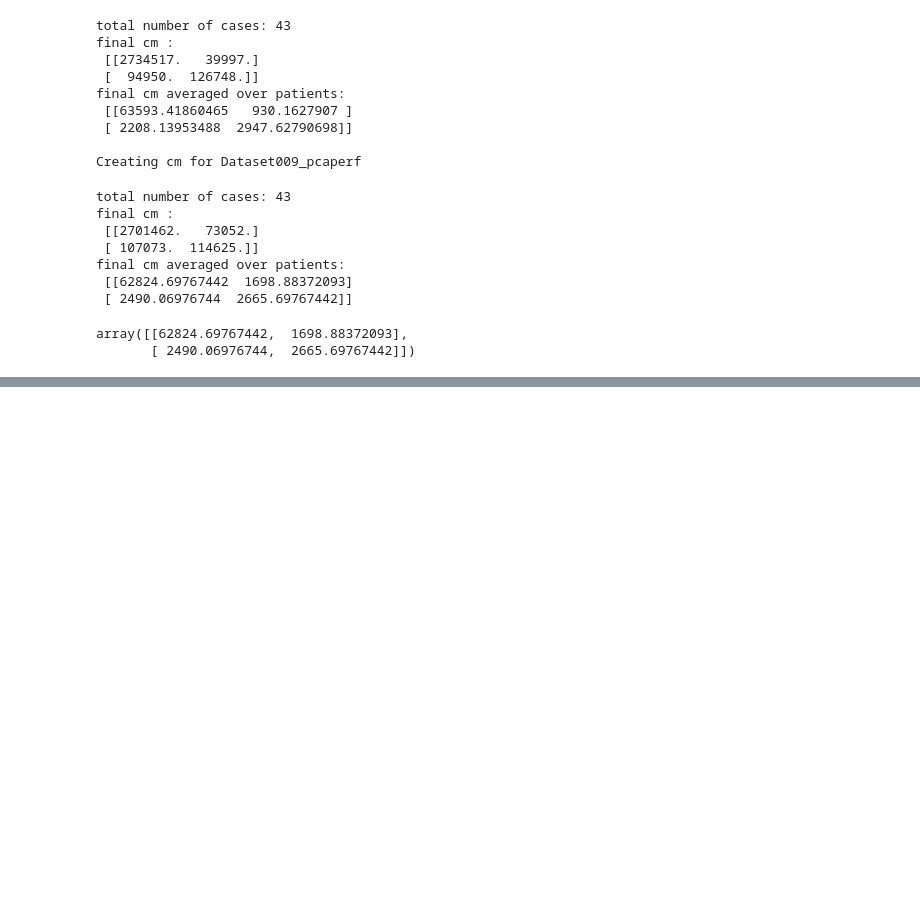
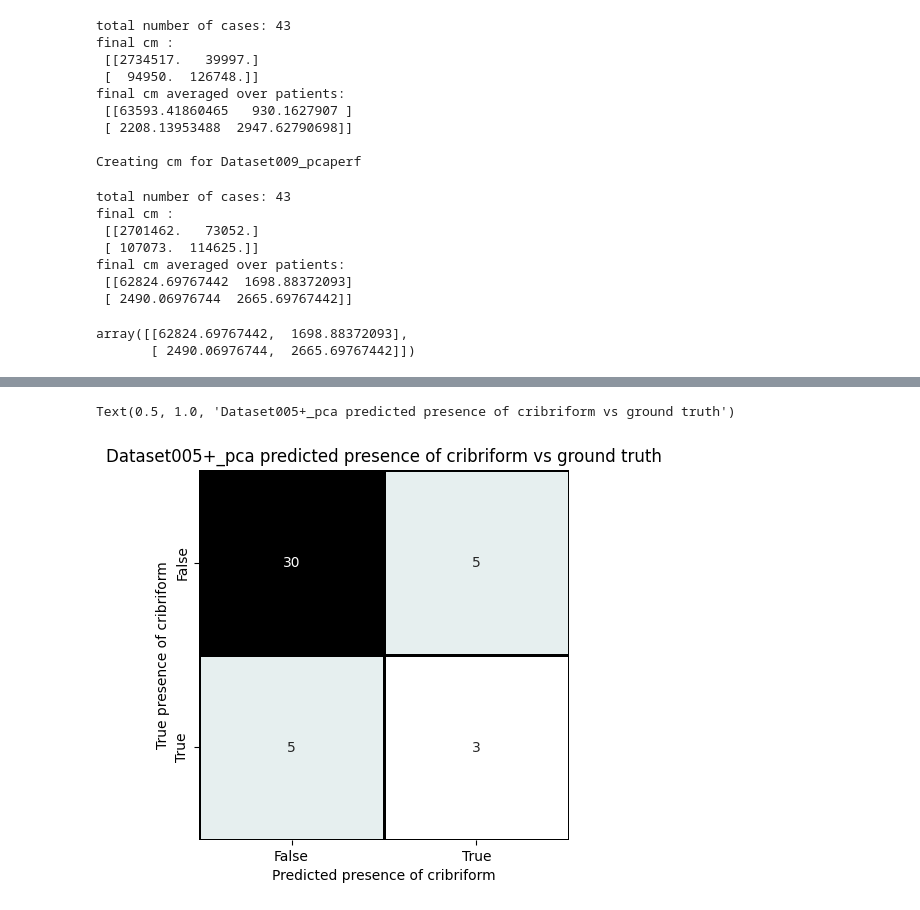
Before and after one commit to Looqes/pca_thesis_project, a Jupyter notebook: evaluation/confusionmatrix.ipynb, the cells around one changed output, grey strips where cells are left out. Saved outputs shown, nothing was run; the diff lists cells and outputs as text; code cells hidden in the pictures; blank space fills up the shorter version.

```diff
--- a/evaluation/confusionmatrix.ipynb
+++ b/evaluation/confusionmatrix.ipynb
@@ -299,21 +299,27 @@ for cm, labels, description in cm_label_tuples:
 [figure]
 [figure]
 # %%
+dataset = "Dataset005+_pca"
+
 cm_cribriform = [[30, 5],
                  [5, 3]]
 
 sns.heatmap(cm_cribriform,
             xticklabels = ["False", "True"],
             yticklabels = ["False", "True"],
             annot = cm_cribriform,
             linewidths = 1,
             linecolor = "black",
             # annot = True,
             # fmt = '',
             cbar = False,
             square = True,
             cmap = "bone_r")
 
+
 plt.xlabel("Predicted presence of cribriform")
 plt.ylabel("True presence of cribriform")
 plt.title(f"{dataset} predicted presence of cribriform vs ground truth")
+# %% [output]
+Text(0.5, 1.0, 'Dataset005+_pca predicted presence of cribriform vs ground truth')
+[figure, added]
```
Also changed, not shown: parts of 2 cells of this notebook, 6 other files.
